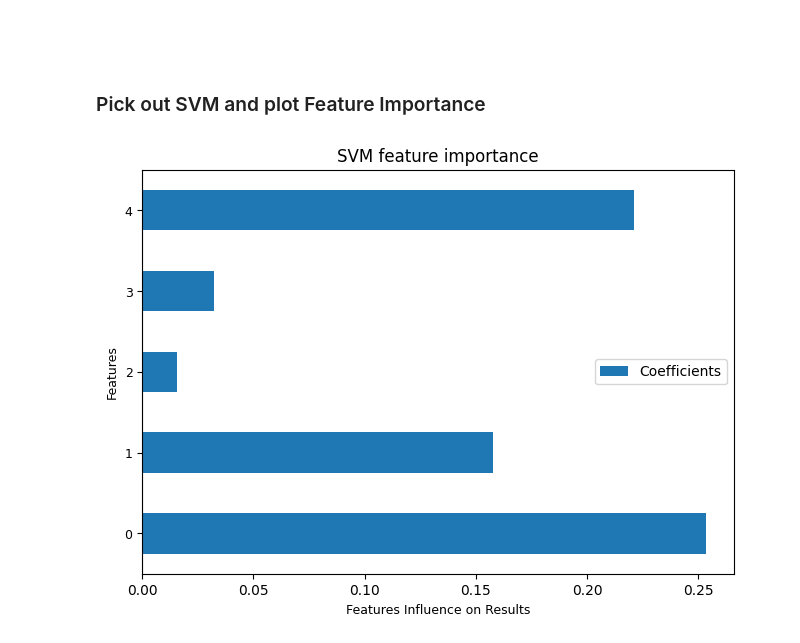
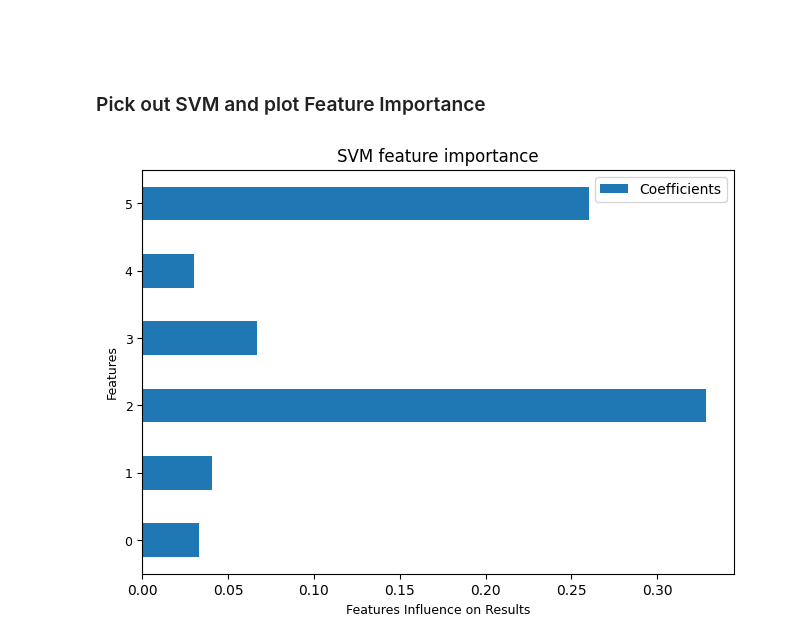
Before and after one commit to endsley/wuML, a Jupyter notebook: examples/classification/ipynb/classify.ipynb, the cells around one changed output. Cells and saved outputs as stored; diff of their text form; code cells hidden in the pictures.

```diff
--- a/examples/classification/ipynb/classify.ipynb
+++ b/examples/classification/ipynb/classify.ipynb
@@ -10,3 +15,3 @@ import wuml
 # %%
-data = wuml.make_classification_data( n_samples=200, n_features=5, n_informative=3)
+data = wuml.make_classification_data( n_samples=300, n_features=6, n_informative=3, n_classes=3)
 # %%
@@ -37,6 +84,0 @@ Notice how the feature importances from IKDR is similar to using permutation_imp
-# %%
-wuml.jupyter_print('\n\nRun all classifiers sorted by Accuracy')
-#default regressor=['GP', 'SVM', 'RandomForest', 'KNN', 'NeuralNet', 'LDA', 'NaiveBayes', 'IKDR','LogisticRegression']
-models = wuml.run_every_classifier(data, y=data.Y, order_by='Test',
-		regressors=['GP', 'SVM', 'KNN', 'NeuralNet', 'LDA', 'IKDR','LogisticRegression'])
-wuml.jupyter_print(models['Train/Test Summary'])
@@ -52,0 +93,3 @@ Run all classifiers sorted by Accuracy
+# %%
+jupyter_print('\n\nRun all classifiers sorted by Accuracy')
+all_classifier = ['GP', 'SVM', 'KNN', 'NeuralNet', 'LDA', 'IKDR','LogisticRegression','LDA+GP', 'LDA+SVM', 'LDA+RandomForest', 'LDA+KNN', 'LDA+NeuralNet', 'LDA+NaiveBayes', 'LDA+IKDR','LDA+LogisticRegression']
@@ -52,0 +98,3 @@ Run all classifiers sorted by Accuracy
+# %%
+models = wuml.run_every_classifier(data, y=data.Y, order_by='Test', classifiers=all_classifier)
+jupyter_print(models['Train/Test Summary'])
@@ -53,6 +116,6 @@ Run all classifiers sorted by Accuracy
 # %%
-wuml.jupyter_print('\n\nPick out SVM and plot Feature Importance')
+jupyter_print('\n\nPick out SVM and plot Feature Importance')
 models['SVM'].plot_feature_importance('SVM feature importance', data.columns)
 # %% [output]
 Pick out SVM and plot Feature Importance
-[figure, old version]
+[figure, new version]
```
Also changed, not shown: parts of 9 cells of this notebook, 6 other files.
